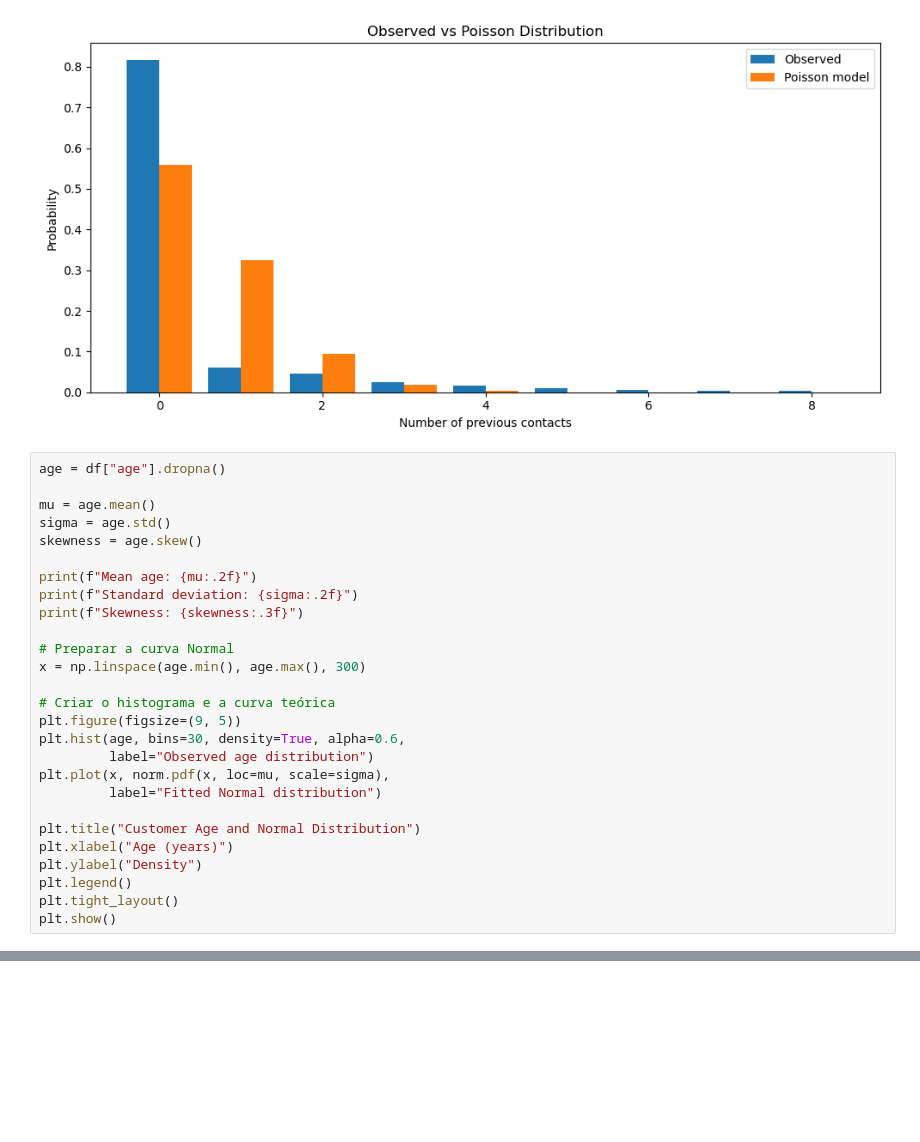
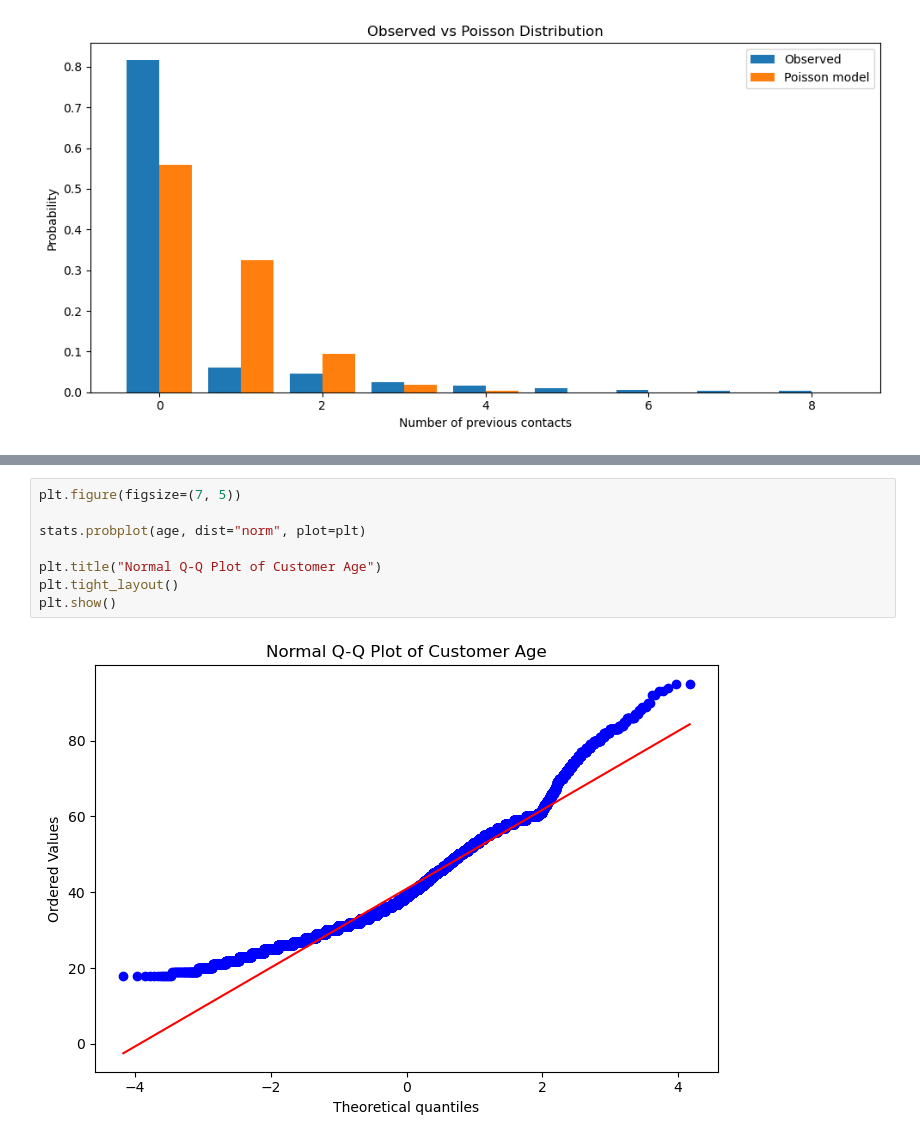
Before and after one commit to 2026617-ops/HDipData_STATS_CA1, a Jupyter notebook: Stats- HDip DBA Sept-26_2026617_CA-1.ipynb, the cells around one changed output, grey strips where cells are left out. Drawn from its saved outputs; the diff is of its cells as text; blank space fills up the shorter version.

```diff
--- a/Stats- HDip DBA Sept-26_2026617_CA-1.ipynb
+++ b/Stats- HDip DBA Sept-26_2026617_CA-1.ipynb
@@ -342,30 +342,3 @@ plt.tight_layout()
 plt.show()
 # %% [output]
 [figure]
-# %%
-age = df["age"].dropna()
-
-mu = age.mean()
-sigma = age.std()
-skewness = age.skew()
-
-print(f"Mean age: {mu:.2f}")
-print(f"Standard deviation: {sigma:.2f}")
-print(f"Skewness: {skewness:.3f}")
-
-# Preparar a curva Normal
-x = np.linspace(age.min(), age.max(), 300)
-
-# Criar o histograma e a curva teórica
-plt.figure(figsize=(9, 5))
-plt.hist(age, bins=30, density=True, alpha=0.6,
-         label="Observed age distribution")
-plt.plot(x, norm.pdf(x, loc=mu, scale=sigma),
-         label="Fitted Normal distribution")
-
-plt.title("Customer Age and Normal Distribution")
-plt.xlabel("Age (years)")
-plt.ylabel("Density")
-plt.legend()
-plt.tight_layout()
-plt.show()
@@ -376,0 +360,10 @@ Skewness: 0.685
+# %%
+plt.figure(figsize=(7, 5))
+
+stats.probplot(age, dist="norm", plot=plt)
+
+plt.title("Normal Q-Q Plot of Customer Age")
+plt.tight_layout()
+plt.show()
+# %% [output]
+[figure, added]
```
Also changed, not shown: parts of 2 cells of this notebook.
